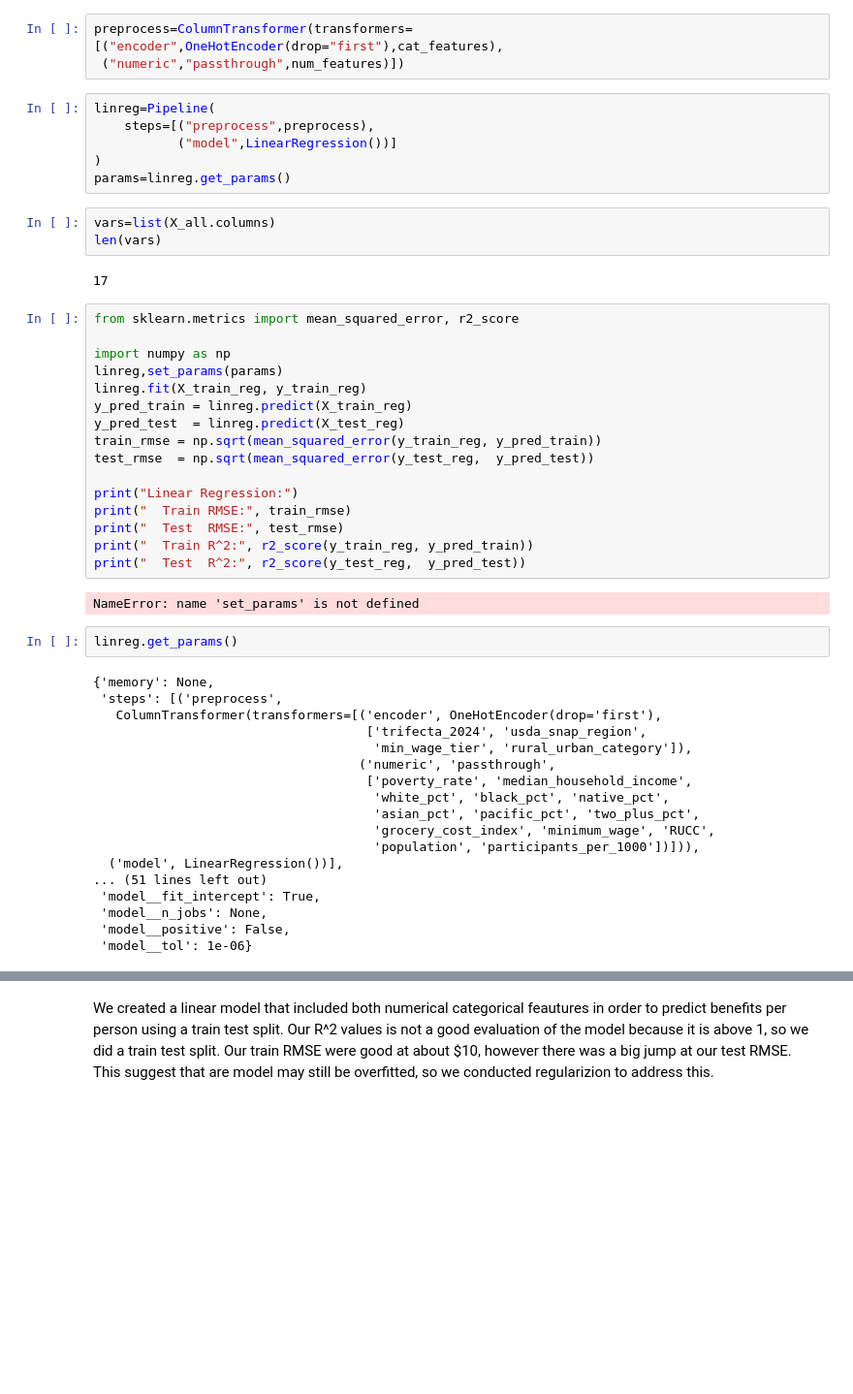
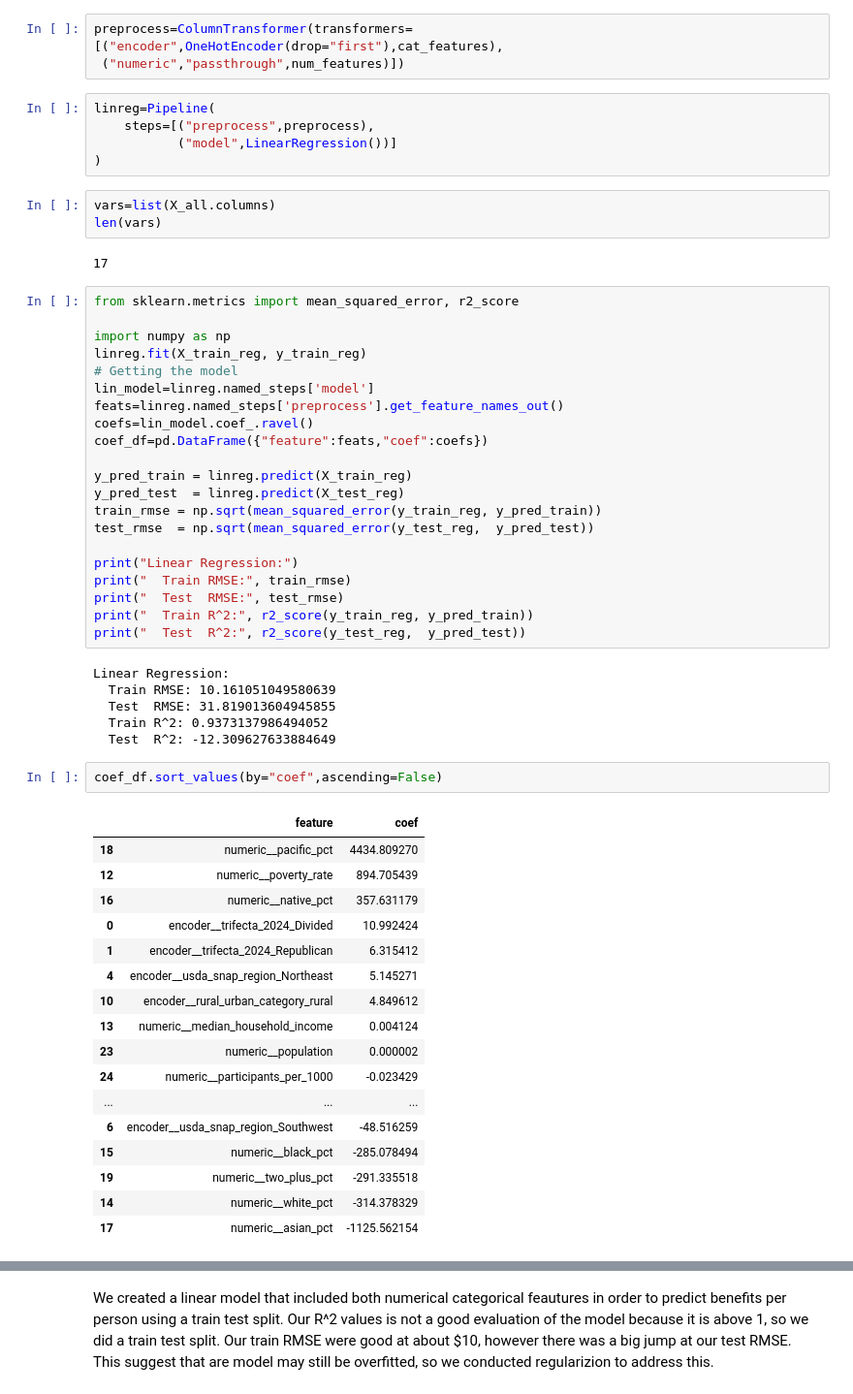
Before and after one commit to arnavjain321-prog/DS_6021_Final_Project, a Jupyter notebook: Model_ExplanationP1.ipynb, the cells around one changed output, grey strips where cells are left out. Shown at 97% size. Drawn from its saved outputs; the diff is of its cells as text; blank space fills up the shorter version.

```diff
--- a/Model_ExplanationP1.ipynb
+++ b/Model_ExplanationP1.ipynb
@@ -448,7 +448,6 @@ linreg=Pipeline(
     steps=[("preprocess",preprocess),
            ("model",LinearRegression())]
 )
-params=linreg.get_params()
 # %%
 vars=list(X_all.columns)
 len(vars)
@@ -458,8 +457,13 @@ len(vars)
 from sklearn.metrics import mean_squared_error, r2_score
 
 import numpy as np
-linreg,set_params(params)
 linreg.fit(X_train_reg, y_train_reg)
+# Getting the model
+lin_model=linreg.named_steps['model']
+feats=linreg.named_steps['preprocess'].get_feature_names_out()
+coefs=lin_model.coef_.ravel()
+coef_df=pd.DataFrame({"feature":feats,"coef":coefs})
+
 y_pred_train = linreg.predict(X_train_reg)
 y_pred_test  = linreg.predict(X_test_reg)
 train_rmse = np.sqrt(mean_squared_error(y_train_reg, y_pred_train))
@@ -471,24 +475,28 @@ print("  Test  RMSE:", test_rmse)
 print("  Train R^2:", r2_score(y_train_reg, y_pred_train))
 print("  Test  R^2:", r2_score(y_test_reg,  y_pred_test))
 # %% [output]
-NameError: name 'set_params' is not defined
+Linear Regression:
+  Train RMSE: 10.161051049580639
+  Test  RMSE: 31.819013604945855
+  Train R^2: 0.9373137986494052
+  Test  R^2: -12.309627633884649
-# %%
-linreg.get_params()
-# %% [output]
-{'memory': None,
- 'steps': [('preprocess',
-   ColumnTransformer(transformers=[('encoder', OneHotEncoder(drop='first'),
-                                    ['trifecta_2024', 'usda_snap_region',
-                                     'min_wage_tier', 'rural_urban_category']),
-                                   ('numeric', 'passthrough',
-                                    ['poverty_rate', 'median_household_income',
-                                     'white_pct', 'black_pct', 'native_pct',
-                                     'asian_pct', 'pacific_pct', 'two_plus_pct',
-                                     'grocery_cost_index', 'minimum_wage', 'RUCC',
-                                     'population', 'participants_per_1000'])])),
-  ('model', LinearRegression())],
-... (51 lines left out)
- 'model__fit_intercept': True,
- 'model__n_jobs': None,
- 'model__positive': False,
- 'model__tol': 1e-06}
+# %%
+coef_df.sort_values(by="coef",ascending=False)
+# %% [output]
+|  | feature | coef |
+| 18 | numeric__pacific_pct | 4434.809270 |
+| 12 | numeric__poverty_rate | 894.705439 |
+| 16 | numeric__native_pct | 357.631179 |
+| 0 | encoder__trifecta_2024_Divided | 10.992424 |
+| 1 | encoder__trifecta_2024_Republican | 6.315412 |
+| 4 | encoder__usda_snap_region_Northeast | 5.145271 |
+| 10 | encoder__rural_urban_category_rural | 4.849612 |
+| 13 | numeric__median_household_income | 0.004124 |
+| 23 | numeric__population | 0.000002 |
+| 24 | numeric__participants_per_1000 | -0.023429 |
+| ... | ... | ... |
+| 6 | encoder__usda_snap_region_Southwest | -48.516259 |
+| 15 | numeric__black_pct | -285.078494 |
+| 19 | numeric__two_plus_pct | -291.335518 |
+| 14 | numeric__white_pct | -314.378329 |
+| 17 | numeric__asian_pct | -1125.562154 |
```
Also changed, not shown: parts of 10 cells of this notebook.
